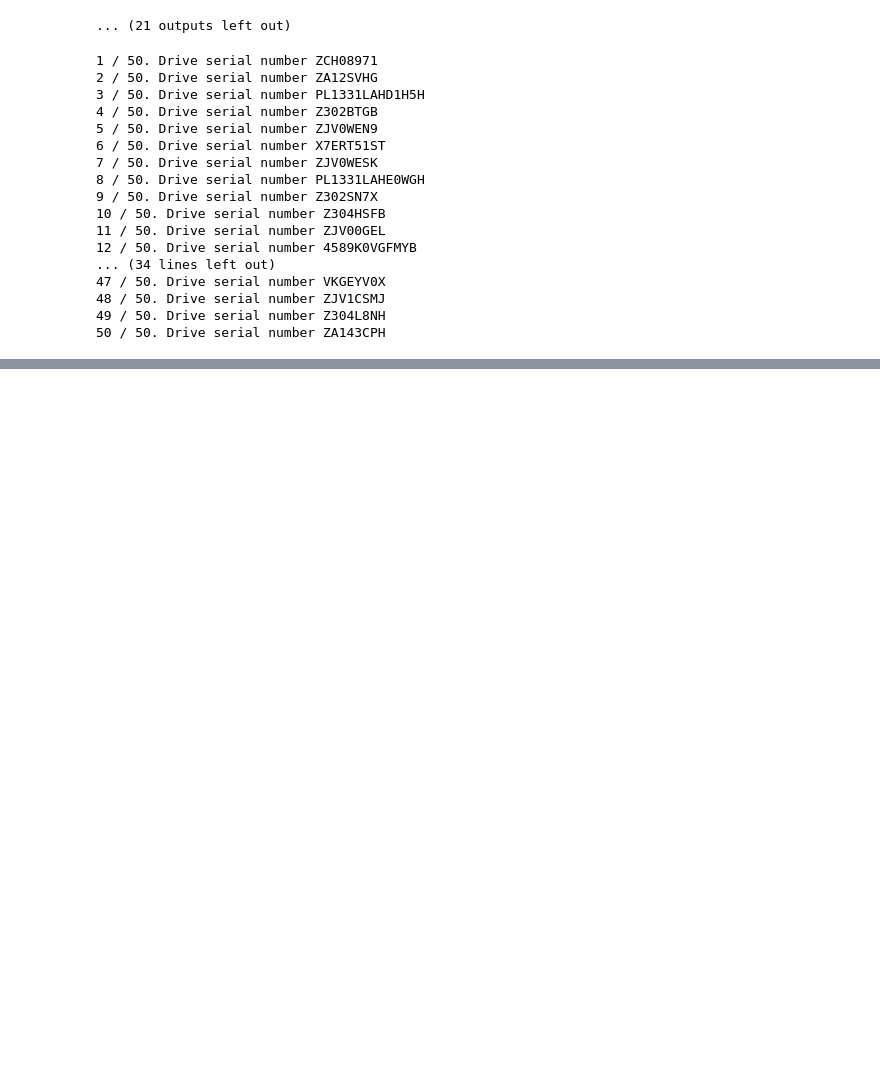
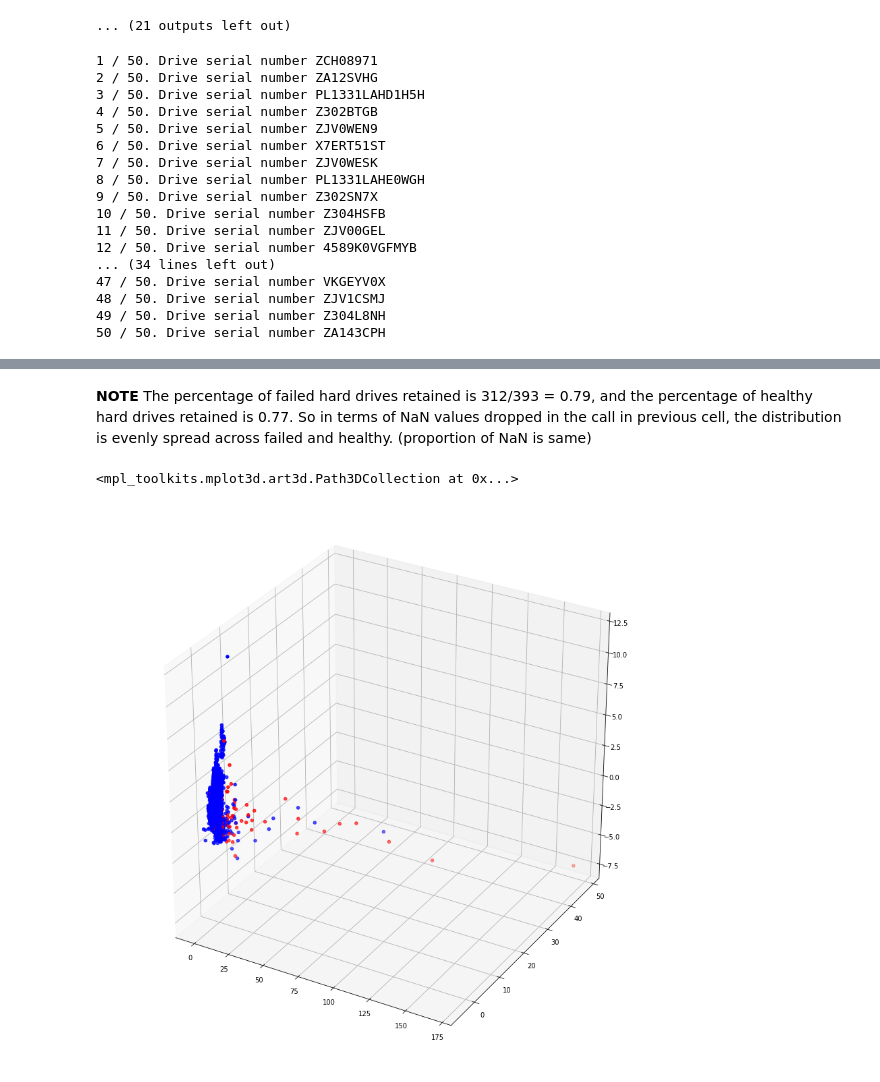
Before and after one commit to aicoe-aiops/ceph_drive_failure, a Jupyter notebook: dask_data_explorer.ipynb, the cells around one changed output, grey strips where cells are left out. Saved outputs shown, nothing was run; the diff lists cells and outputs as text; code cells hidden in the pictures; blank space fills up the shorter version.

```diff
--- a/dask_data_explorer.ipynb
+++ b/dask_data_explorer.ipynb
@@ -746,0 +791,15 @@ Backblaze also performed some analysis on the SMART stats 5, 187, 188, 197, 198.
+# %%
+# get simple stats to represent time series of each hard drive
+group_means = groups.mean().compute().add_prefix('mean_')
+group_stds = groups.std().compute().add_prefix('std_')
+group_days = groups.size().compute().to_frame('days')
+group_days.index.name = None    # to match the other agg results, so that it can be concatenated easily
+# %%
+# put the stats together into one df
+group_stats = pd.concat([group_means, group_stds, group_days], axis=1)
+
+# make serial number a column instead of index. will be easier for calc later
+group_stats = group_stats.reset_index()
+
+# need to add failed label
+group_stats['failure'] = group_stats['serial_number'].isin(failed_serials['serial_number'])
@@ -746,0 +816,9 @@ Backblaze also performed some analysis on the SMART stats 5, 187, 188, 197, 198.
+# %%
+# FIXME: find a smarter way to deal with nans. drop columns not rows
+# for now, just drop it. this drops ~25k observations and leaves us with ~83k
+clean_group_stats = group_stats.dropna(how='any')
+
+# make sure we still have enough failure drive data
+print(clean_group_stats['failure'].sum(), 'failed drives data retained')
+
+clean_group_stats[clean_group_stats['failure']].head()
@@ -746,0 +834,20 @@ Backblaze also performed some analysis on the SMART stats 5, 187, 188, 197, 198.
+# %% [markdown]
+**NOTE** The percentage of failed hard drives retained is 312/393 = 0.79, and the percentage of healthy hard drives retained is 0.77. So in terms of NaN values dropped in the call in previous cell, the distribution is evenly spread across failed and healthy. (proportion of NaN is same)
+# %%
+# scale the data and find the top principal components
+scaler = StandardScaler()
+pca = PCA(n_components=3, random_state=42, whiten=True)\
+        .fit_transform(scaler.fit_transform(clean_group_stats.drop(['serial_number', 'failure'], axis=1)))
+# %%
+# plot pca
+colors = ['blue', 'red']
+fig = plt.figure(figsize=(15, 15))
+ax = fig.add_subplot(111, projection='3d')
+ax.scatter(pca[:, 0],
+           pca[:, 1],
+           pca[:, 2],
+           c=clean_group_stats['failure'],
+           cmap=matplotlib.colors.ListedColormap(colors))
+# %% [output]
+<mpl_toolkits.mplot3d.art3d.Path3DCollection at 0x...>
+[figure, added]
```
Also changed, not shown: parts of 9 cells of this notebook.
